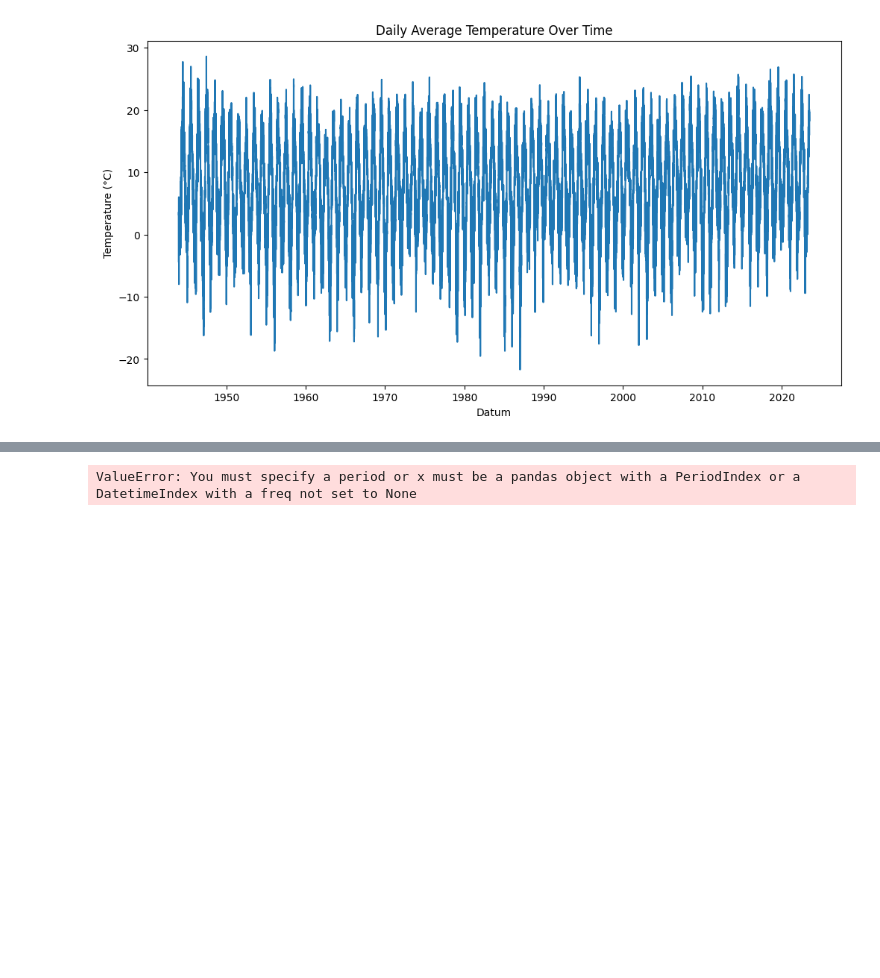
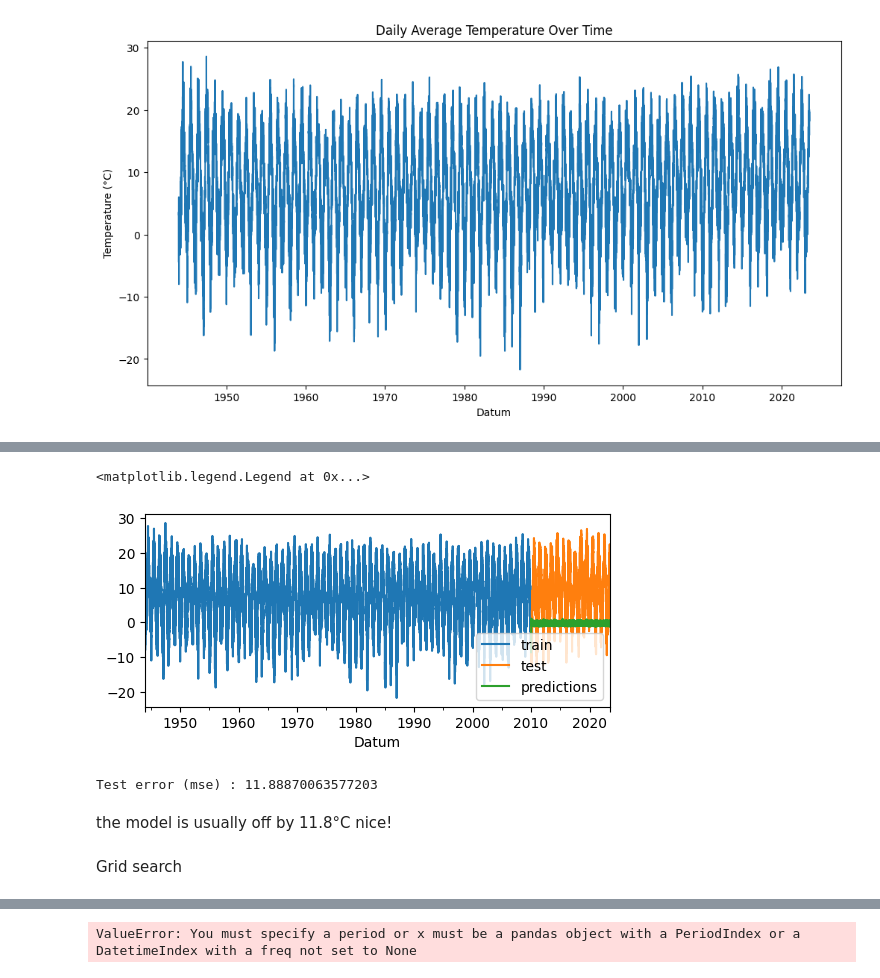
Before and after one commit to msteele919/projectwork, a Jupyter notebook: brainstorming/temp_prediktion/temp_pred_save.ipynb, the cells around one changed output, grey strips where cells are left out. Drawn from its saved outputs; the diff is of its cells as text; code cells hidden in the pictures; blank space fills up the shorter version.

Commit message:
Here is the first model done

```diff
--- a/brainstorming/temp_prediktion/temp_pred_save.ipynb
+++ b/brainstorming/temp_prediktion/temp_pred_save.ipynb
@@ -192,0 +281,8 @@ plt.show()
+# %%
+forecaster = ForecasterAutoreg(
+    regressor =RandomForestRegressor(random_state=42),
+    lags = 14
+)
+
+forecaster.fit(y = data_train['Snittemperatur'])
+forecaster
@@ -192,0 +309,4 @@ plt.show()
+# %%
+
+predictions = forecaster.predict(steps = 4930)
+predictions
@@ -192,0 +343,25 @@ plt.show()
+# %%
+fig, ax = plt.subplots(figsize = (6 , 2.5))
+data_train['Snittemperatur'].plot(ax=ax, label = 'train')
+data_test['Snittemperatur'].plot(ax=ax, label = 'test')
+predictions.plot(ax=ax, label= 'predictions')
+ax.legend()
+# %% [output]
+<matplotlib.legend.Legend at 0x...>
+[figure, added]
+# %%
+# test_ error
+
+error_mse = mean_squared_error(
+    y_true =  data_test['Snittemperatur'],
+    y_pred = predictions
+)
+
+rmse = np.sqrt(error_mse)
+print(f'Test error (mse) : {rmse}')
+# %% [output]
+Test error (mse) : 11.88870063577203
+# %% [markdown]
+the model is usually off by 11.8°C  nice!
+# %% [markdown]
+Grid search
```
Also changed, not shown: parts of 26 cells of this notebook.
